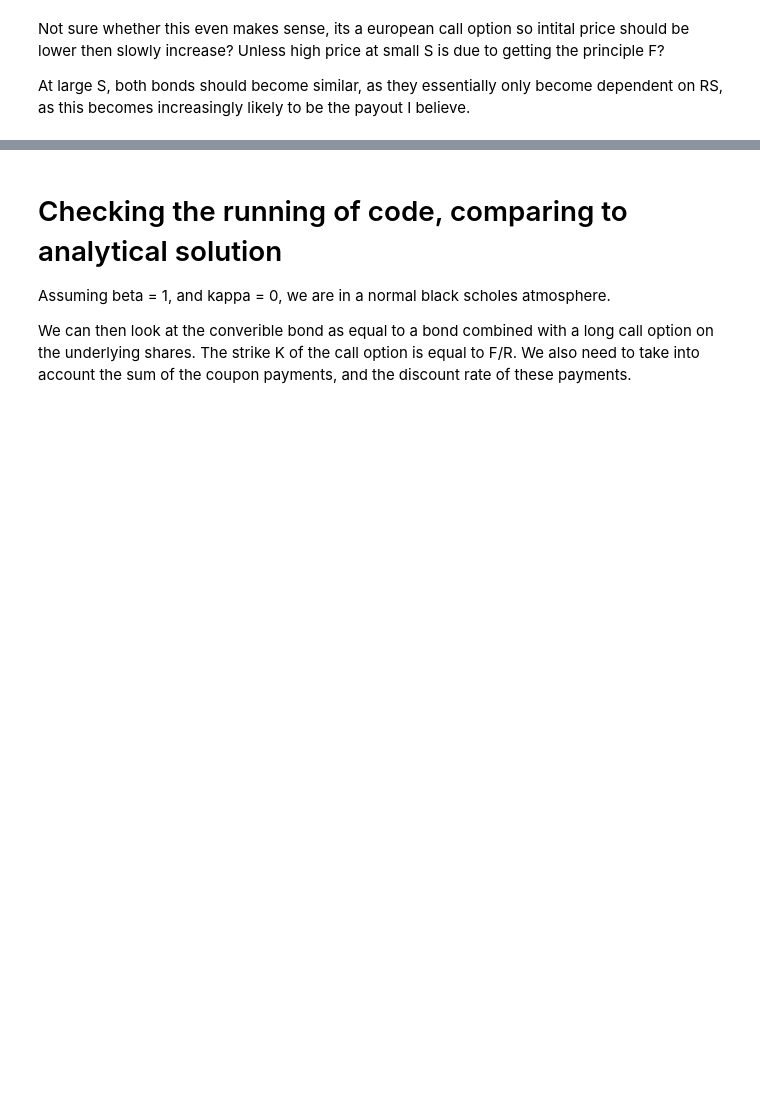
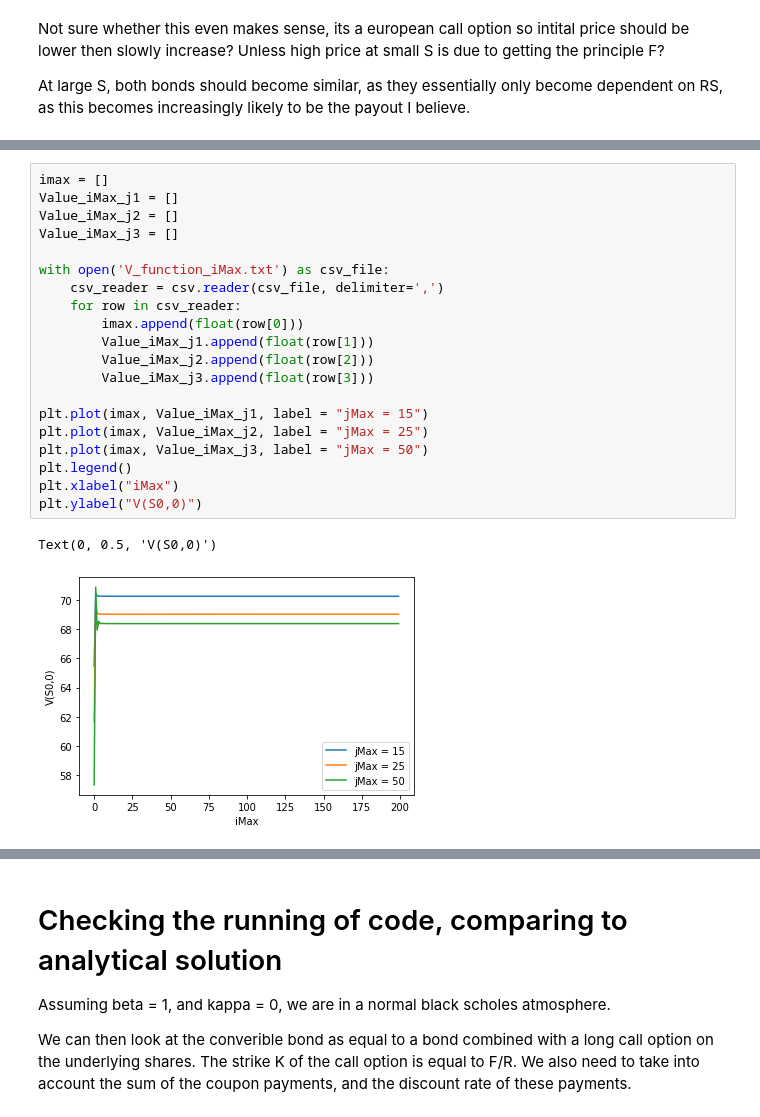
Before and after one commit to krishanj20/CrankNicolson, a Jupyter notebook: CrankNicolson/Value_vs_stock.ipynb, the cells around one changed output, grey strips where cells are left out. Cells and saved outputs as stored; diff of their text form; blank space fills up the shorter version.

```diff
--- a/CrankNicolson/Value_vs_stock.ipynb
+++ b/CrankNicolson/Value_vs_stock.ipynb
@@ -68,0 +87,23 @@ At large S, both bonds should become similar, as they essentially only become de
+# %%
+imax = []
+Value_iMax_j1 = []
+Value_iMax_j2 = []
+Value_iMax_j3 = []
+
+with open('V_function_iMax.txt') as csv_file:
+    csv_reader = csv.reader(csv_file, delimiter=',')
+    for row in csv_reader:
+        imax.append(float(row[0]))
+        Value_iMax_j1.append(float(row[1]))
+        Value_iMax_j2.append(float(row[2]))
+        Value_iMax_j3.append(float(row[3]))
+
+plt.plot(imax, Value_iMax_j1, label = "jMax = 15")
+plt.plot(imax, Value_iMax_j2, label = "jMax = 25")
+plt.plot(imax, Value_iMax_j3, label = "jMax = 50")
+plt.legend()
+plt.xlabel("iMax")
+plt.ylabel("V(S0,0)")
+# %% [output]
+Text(0, 0.5, 'V(S0,0)')
+[figure, added]
```
Also changed, not shown: parts of 9 cells of this notebook, 7 other files.
